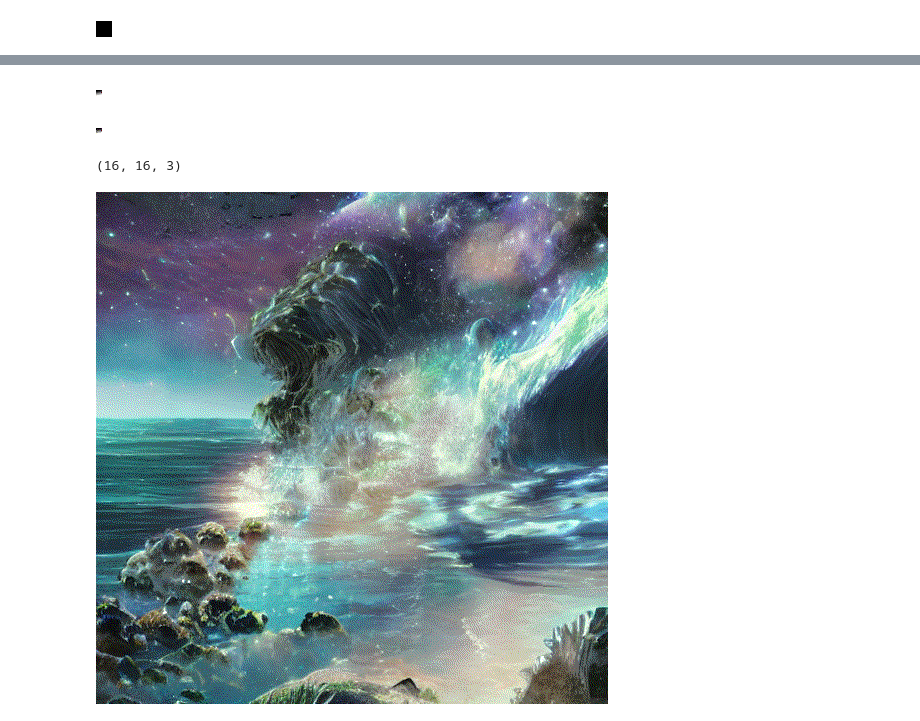
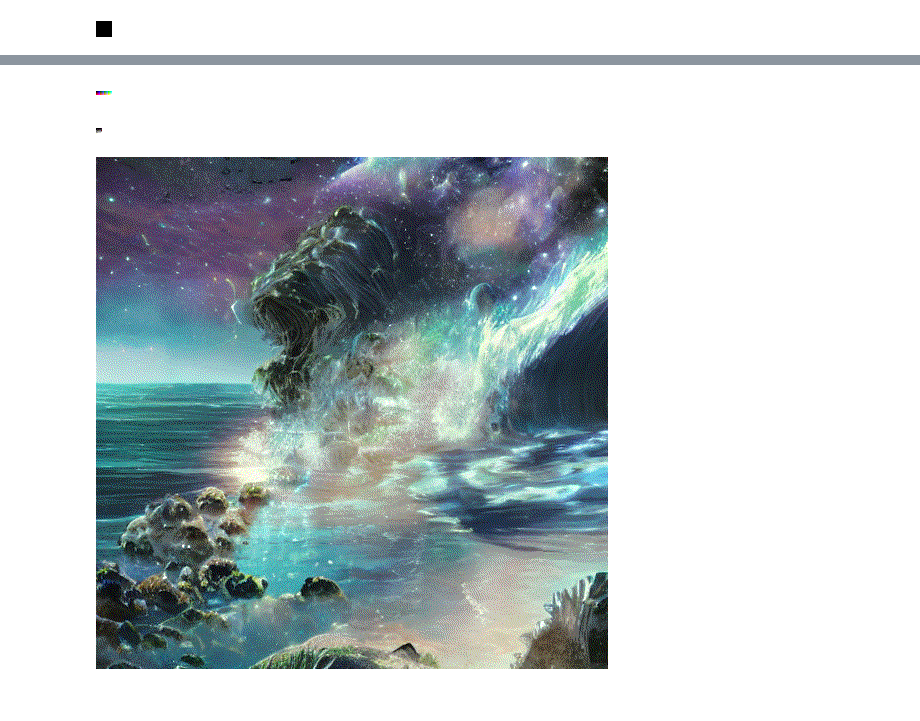
Before and after one commit to alecsharpie/game_asset_creation, a Jupyter notebook: notebooks/create_embedded_image_assets.ipynb, the cells around one changed output, grey strips where cells are left out. Saved outputs shown, nothing was run; the diff lists cells and outputs as text; code cells hidden in the pictures.

```diff
--- a/notebooks/create_embedded_image_assets.ipynb
+++ b/notebooks/create_embedded_image_assets.ipynb
@@ -200,3 +207,13 @@ plt.imshow(col_palette)
 Image.fromarray(col_palette)
 # %% [output]
 [figure]
+# %%
+from itertools import product
+
+def gen_color_palette(init_size):
+
+    values = np.linspace(0, 255, init_size).astype(np.uint8)
+
+    rgb_pal = np.array(list(product(values, repeat=3)))
+
+    return rgb_pal
@@ -310,15 +472,11 @@ pal_img
 # %%
-Image.fromarray(col_palette)
+Image.fromarray(gen_color_palette(4))
 # %% [output]
-[figure, old version]
+[figure, new version]
 # %%
 Image.fromarray(col_palette).convert('P')
 # %% [output]
 [figure]
-# %%
-col_palette.shape
-# %% [output]
-(16, 16, 3)
 # %%
 palette = [
     159, 4, 22,
```
Also changed, not shown: parts of 42 cells of this notebook.
